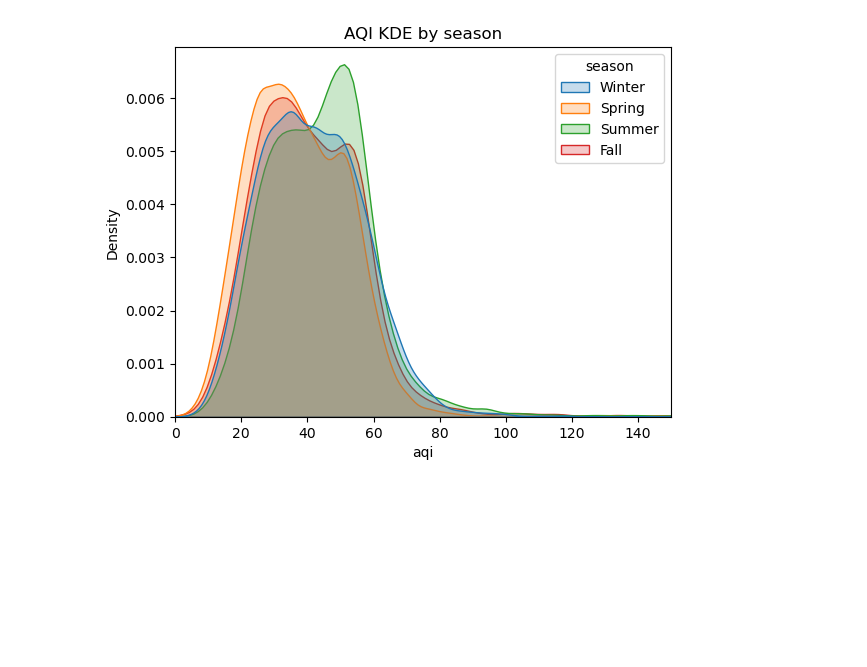
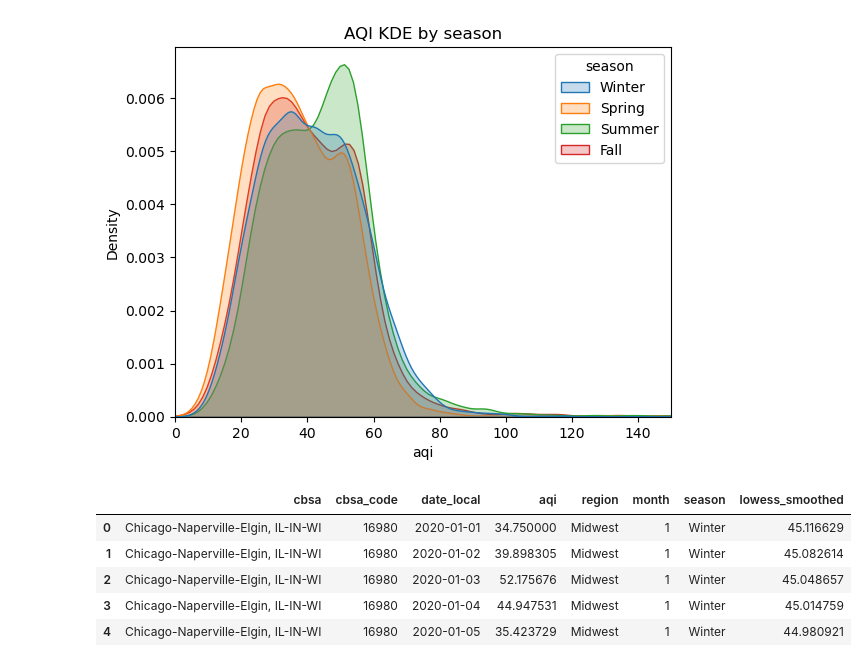
Before and after one commit to iherman10/aqi_geo_experiments, a Jupyter notebook: analysis.ipynb, the cells around one changed output. Saved outputs shown, nothing was run; the diff lists cells and outputs as text; code cells hidden in the pictures; blank space fills up the shorter version.

```diff
--- a/analysis.ipynb
+++ b/analysis.ipynb
@@ -657,18 +657,25 @@ plt.show()
 # %% [output]
 [figure]
 # %%
-# Generate LOESS smoothed time series to uncover general trends/seasonal effects
+# Generate lowess smoothed time series to uncover general trends/seasonal effects
 
 from statsmodels.nonparametric.smoothers_lowess import lowess
 
-# Pick a couple CBSAs to explore LOESS smoothing: NY and LA, as seasons are pretty opposite
+# Pick one CBSA from each region to test LOWESS smoothing
+lowess_cbsa = [35620, 33100, 16980, 19100, 31080]
+subsample_lowess = eda_final_pm25_daily[eda_final_pm25_daily['cbsa_code'].isin(lowess_cbsa)].copy()
 
+def calculate_lowess(group):
+    group['lowess_smoothed'] = lowess(endog=group['aqi'], exog=group['date_local'], frac=0.20)[:, 1]
+    return group
 
-ny_eda_sample = eda_final_pm25_daily[eda_final_pm25_daily['cbsa_code']==35620].copy()
-la_eda_sample = eda_final_pm25_daily[eda_final_pm25_daily['cbsa_code']==31080].copy()
-
-ny_loess_smoothed = lowess(ny_eda_sample['aqi'], ny_eda_sample['date_local'],frac=0.05)
-la_loess_smoothed = lowess(la_eda_sample['aqi'], la_eda_sample['date_local'],frac=0.05)
-
-ny_eda_sample['loess_smoothed'] = ny_loess_smoothed[:, 1]
-la_eda_sample['loess_smoothed'] = la_loess_smoothed[:, 1]
+subsample_lowess = subsample_lowess.groupby('cbsa_code').apply(calculate_lowess)
+subsample_lowess = subsample_lowess.reset_index(drop=True)
+subsample_lowess.head()
+# %% [output]
+|  | cbsa | cbsa_code | date_local | aqi | region | month | season | lowess_smoothed |
+| 0 | Chicago-Naperville-Elgin, IL-IN-WI | 16980 | 2020-01-01 | 34.750000 | Midwest | 1 | Winter | 45.116629 |
+| 1 | Chicago-Naperville-Elgin, IL-IN-WI | 16980 | 2020-01-02 | 39.898305 | Midwest | 1 | Winter | 45.082614 |
+| 2 | Chicago-Naperville-Elgin, IL-IN-WI | 16980 | 2020-01-03 | 52.175676 | Midwest | 1 | Winter | 45.048657 |
+| 3 | Chicago-Naperville-Elgin, IL-IN-WI | 16980 | 2020-01-04 | 44.947531 | Midwest | 1 | Winter | 45.014759 |
+| 4 | Chicago-Naperville-Elgin, IL-IN-WI | 16980 | 2020-01-05 | 35.423729 | Midwest | 1 | Winter | 44.980921 |
```
Also changed, not shown: parts of 2 cells of this notebook.
